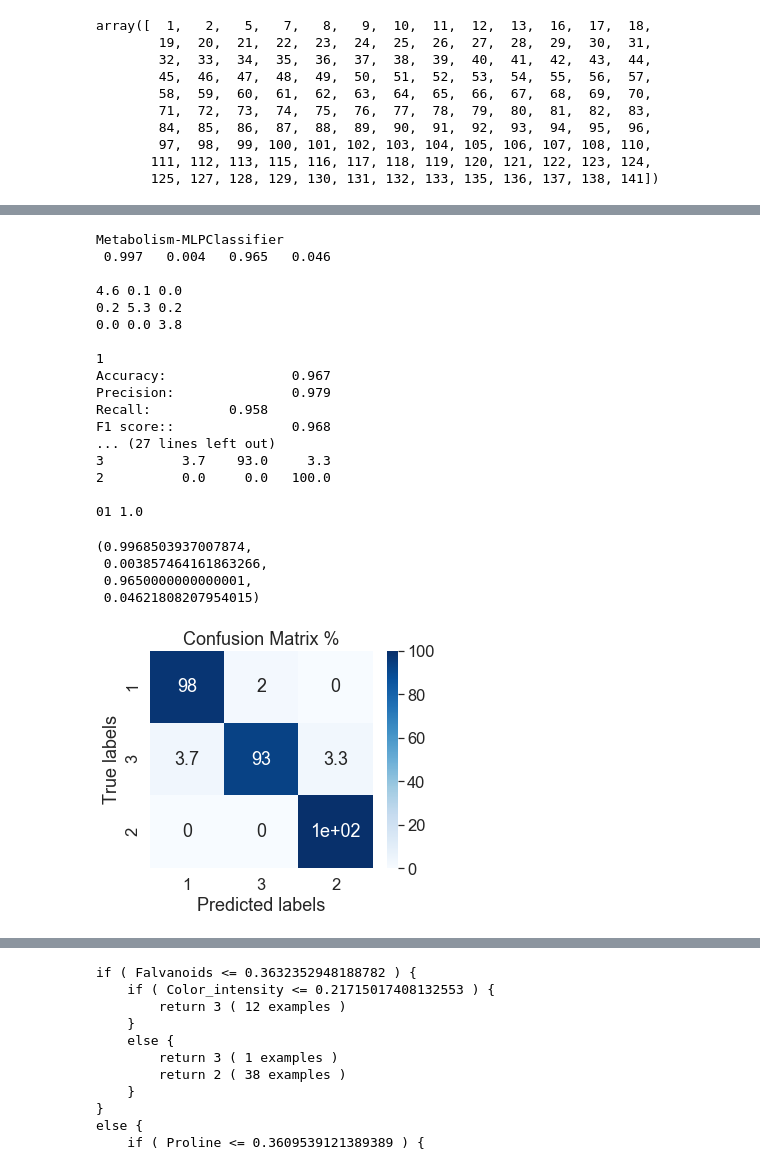
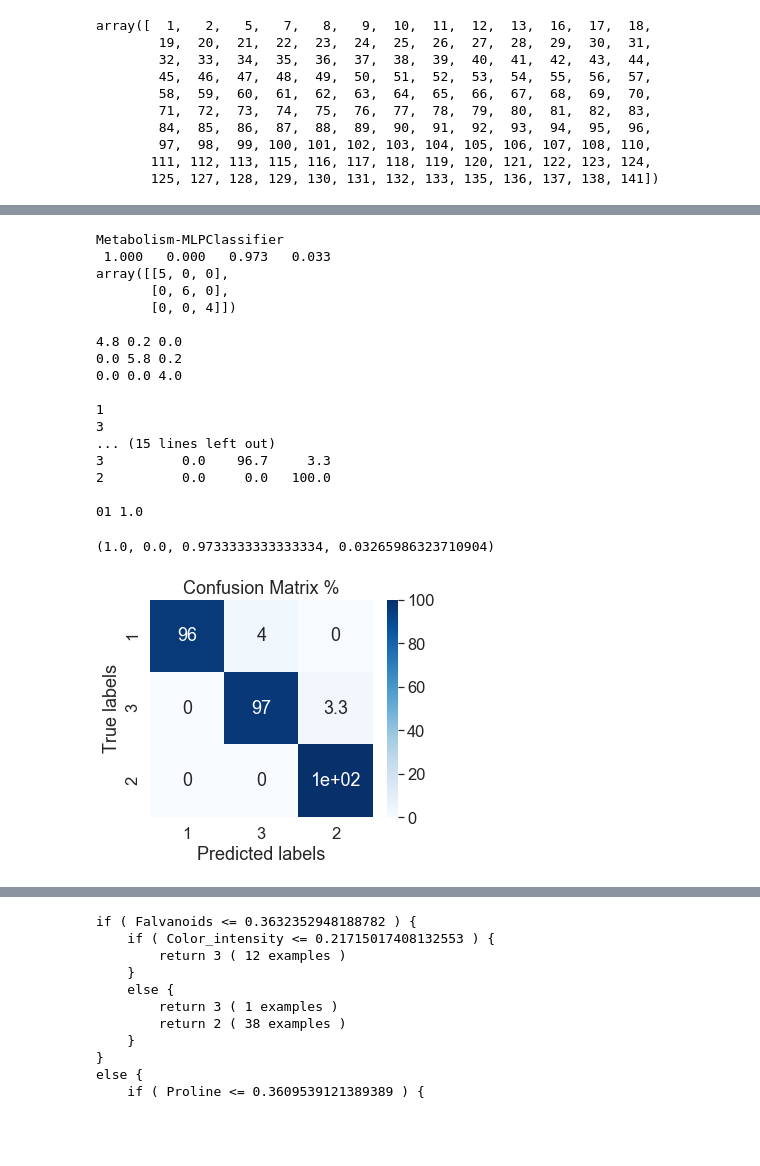
Before and after one commit to rcolasanti/TensorFlow, a Jupyter notebook: TF019.ipynb, the cells around one changed output, grey strips where cells are left out. Cells and saved outputs as stored; diff of their text form; code cells hidden in the pictures; blank space fills up the shorter version.

```diff
--- a/TF019.ipynb
+++ b/TF019.ipynb
@@ -107,6 +107,6 @@ def plot_confusion_matrix(cm, classes, title,classifier_name):
 # %%
 from sklearn.metrics import confusion_matrix
-def classiferTest(classifier,classifier_name,print_cfm,splits =10):
+def classiferTest(classifier,classifier_name,print_cfm,splits =5):
     if print_cfm:
         print(classifier_name)
     train_score = np.zeros(splits)
@@ -130,7 +130,7 @@ def classiferTest(classifier,classifier_name,print_cfm,splits =10):
                 cnf_matrix_f[i][j] += cnf_f[i][j]
 
     print("%6.3f\t%6.3f\t%6.3f\t%6.3f" % (np.average(train_score),np.std(train_score),np.average(validate_score),np.std(validate_score)))
-
+    pprint(cnf)
 
     if print_cfm:
         cnf_av = cnf_matrix/splits
@@ -144,21 +144,21 @@ def classiferTest(classifier,classifier_name,print_cfm,splits =10):
         TN = cnf_av[1][2]+cnf_av[1][2]+cnf_av[2][1]+cnf_av[2][2]
         FP = cnf_av[0][1] + cnf_av[0][2]
         FN = cnf_av[1][0] + cnf_av[2][0]
-        cf_stats(TN,TP,FP,FN)
+        #cf_stats(TN,TP,FP,FN)
 
         print(class_list[1])
         TP = cnf_av[1][1]
         TN = cnf_av[0][0]+cnf_av[0][2]+cnf_av[2][0]+cnf_av[2][2]
         FP = cnf_av[1][0] + cnf_av[1][2]
         FN = cnf_av[0][1] + cnf_av[2][1]
-        cf_stats(TN,TP,FP,FN)
+        #cf_stats(TN,TP,FP,FN)
 
         print(class_list[2])
         TP = cnf_av[2][2]
         TN = cnf_av[0][0]+cnf_av[0][1]+cnf_av[1][0]+cnf_av[1][1]
         FP = cnf_av[2][0] + cnf_av[2][1]
         FN = cnf_av[0][1] + cnf_av[0][2]
-        cf_stats(TN,TP,FP,FN)
+        #cf_stats(TN,TP,FP,FN)
 
         print(classifier)
         print()
@@ -235,29 +235,26 @@ F1 score::               0.989
 # %%
 from sklearn.neural_network import MLPClassifier
-classiferTest(MLPClassifier(hidden_layer_sizes=(13),max_iter=1500),"Metabolism-MLPClassifier",True)
+classiferTest(MLPClassifier(hidden_layer_sizes=(13,6),max_iter=1500),"Metabolism-MLPClassifier",True)
 # %% [output]
 Metabolism-MLPClassifier
- 0.997   0.004   0.965   0.046
+ 1.000   0.000   0.973   0.033
+array([[5, 0, 0],
+       [0, 6, 0],
+       [0, 0, 4]])
 
-4.6 0.1 0.0
-0.2 5.3 0.2
-0.0 0.0 3.8
+4.8 0.2 0.0
+0.0 5.8 0.2
+0.0 0.0 4.0
 
 1
-Accuracy:                0.967
-Precision:               0.979
-Recall:          0.958
-F1 score::               0.968
-... (27 lines left out)
-3          3.7    93.0     3.3
+3
+... (15 lines left out)
+3          0.0    96.7     3.3
 2          0.0     0.0   100.0
 
 01 1.0
-(0.9968503937007874,
- 0.003857464161863266,
- 0.9650000000000001,
- 0.04621808207954015)
+(1.0, 0.0, 0.9733333333333334, 0.03265986323710904)
-[figure, old version]
+[figure, new version]
 # %%
 def get_code(tree, feature_names, target_names,
              spacer_base="    "):
```
Also changed, not shown: parts of 5 cells of this notebook, 17 other files.
